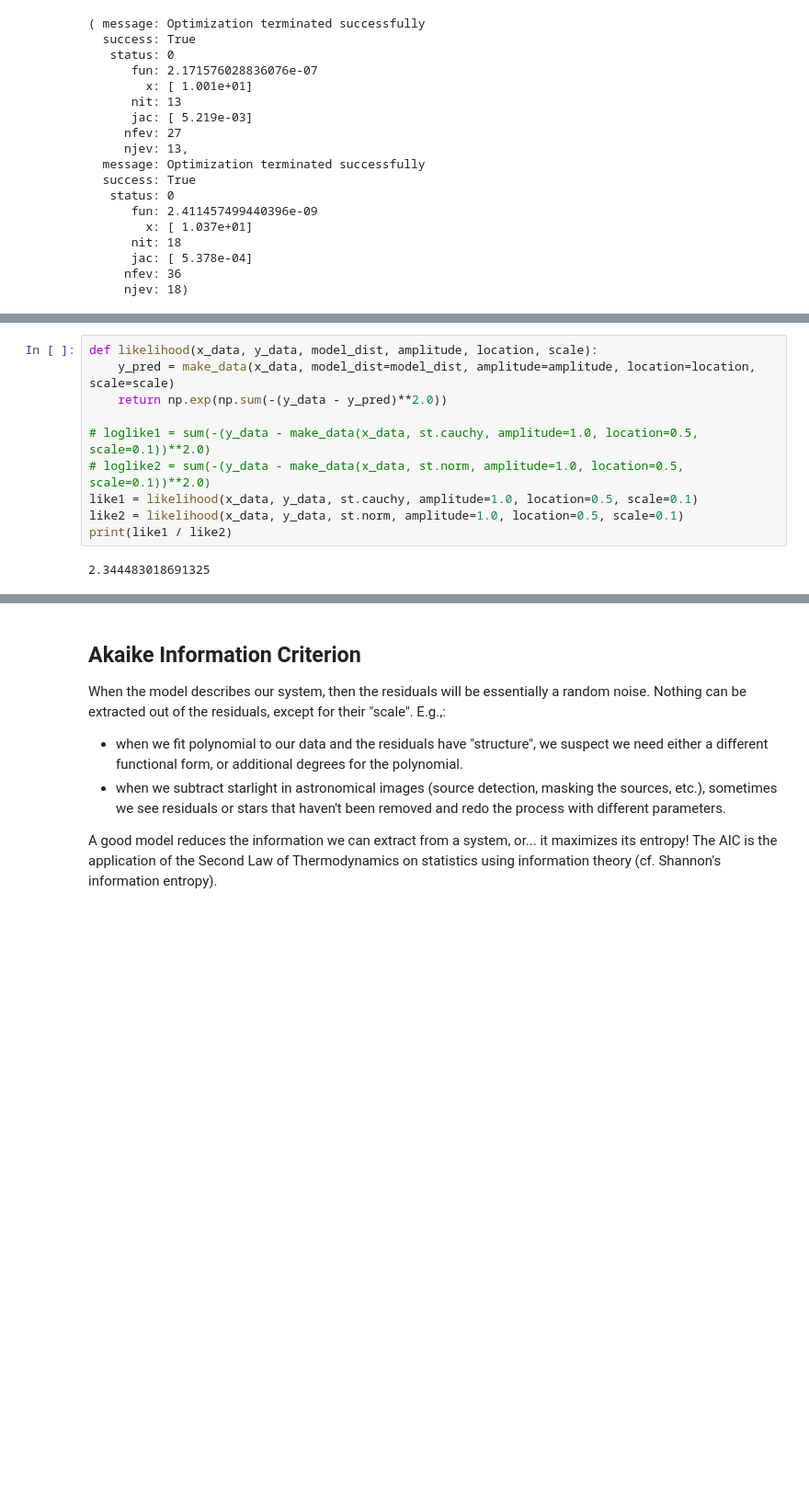
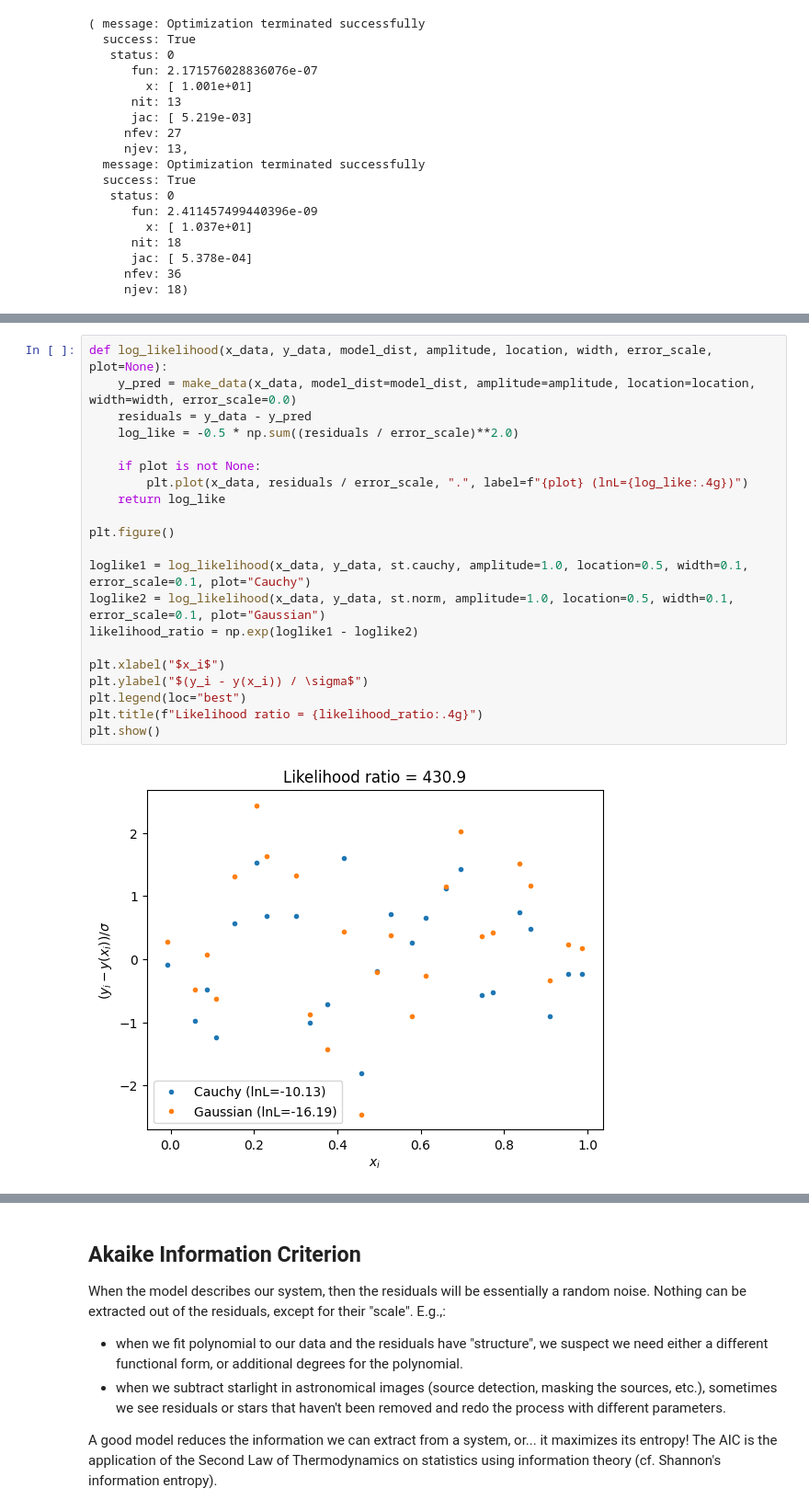
Before and after one commit to astrostatistics-in-crete/2023_summer_school, a Jupyter notebook: Bayesian/Bayesian_Models.ipynb, the cells around one changed output, grey strips where cells are left out. Shown at 92% size. Cells and saved outputs as stored; diff of their text form; blank space fills up the shorter version.

```diff
--- a/Bayesian/Bayesian_Models.ipynb
+++ b/Bayesian/Bayesian_Models.ipynb
@@ -384,13 +440,24 @@ plt.show()
 # %%
-def likelihood(x_data, y_data, model_dist, amplitude, location, scale):
-    y_pred = make_data(x_data, model_dist=model_dist, amplitude=amplitude, location=location, scale=scale)
-    return np.exp(np.sum(-(y_data - y_pred)**2.0))
+def log_likelihood(x_data, y_data, model_dist, amplitude, location, width, error_scale, plot=None):
+    y_pred = make_data(x_data, model_dist=model_dist, amplitude=amplitude, location=location, width=width, error_scale=0.0)
+    residuals = y_data - y_pred
+    log_like = -0.5 * np.sum((residuals / error_scale)**2.0)
 
-# loglike1 = sum(-(y_data - make_data(x_data, st.cauchy, amplitude=1.0, location=0.5, scale=0.1))**2.0)
-# loglike2 = sum(-(y_data - make_data(x_data, st.norm, amplitude=1.0, location=0.5, scale=0.1))**2.0)
-like1 = likelihood(x_data, y_data, st.cauchy, amplitude=1.0, location=0.5, scale=0.1)
-like2 = likelihood(x_data, y_data, st.norm, amplitude=1.0, location=0.5, scale=0.1)
-print(like1 / like2)
+    if plot is not None:
+        plt.plot(x_data, residuals / error_scale, ".", label=f"{plot} (lnL={log_like:.4g})")
+    return log_like
+
+plt.figure()
+
+loglike1 = log_likelihood(x_data, y_data, st.cauchy, amplitude=1.0, location=0.5, width=0.1, error_scale=0.1, plot="Cauchy")
+loglike2 = log_likelihood(x_data, y_data, st.norm, amplitude=1.0, location=0.5, width=0.1, error_scale=0.1, plot="Gaussian")
+likelihood_ratio = np.exp(loglike1 - loglike2)
+
+plt.xlabel("$x_i$")
+plt.ylabel("$(y_i - y(x_i)) / \sigma$")
+plt.legend(loc="best")
+plt.title(f"Likelihood ratio = {likelihood_ratio:.4g}")
+plt.show()
 # %% [output]
-2.344483018691325
+[figure, added]
 # %% [markdown]
```
Also changed, not shown: parts of 33 cells of this notebook.
